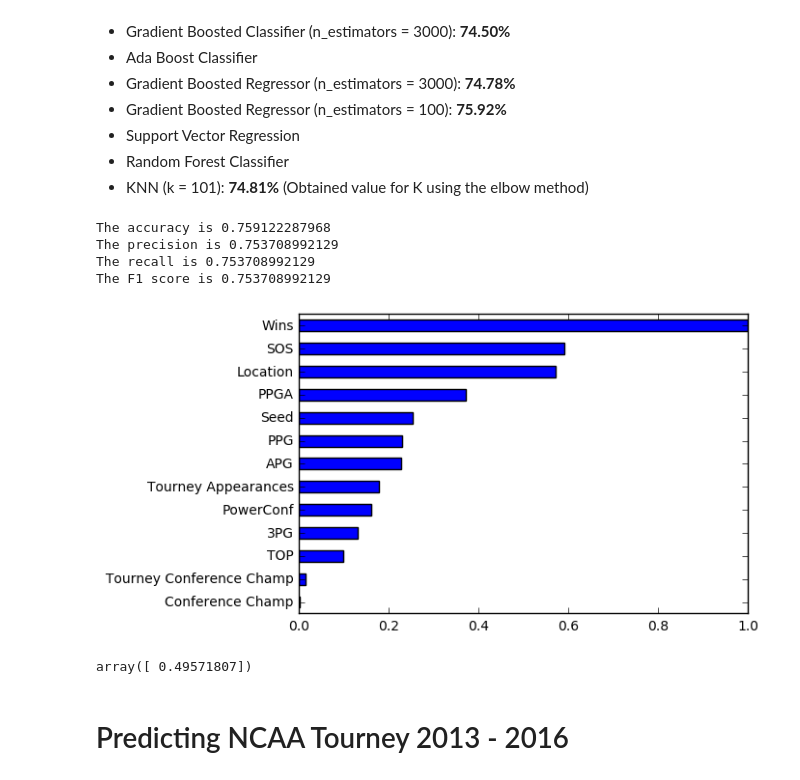
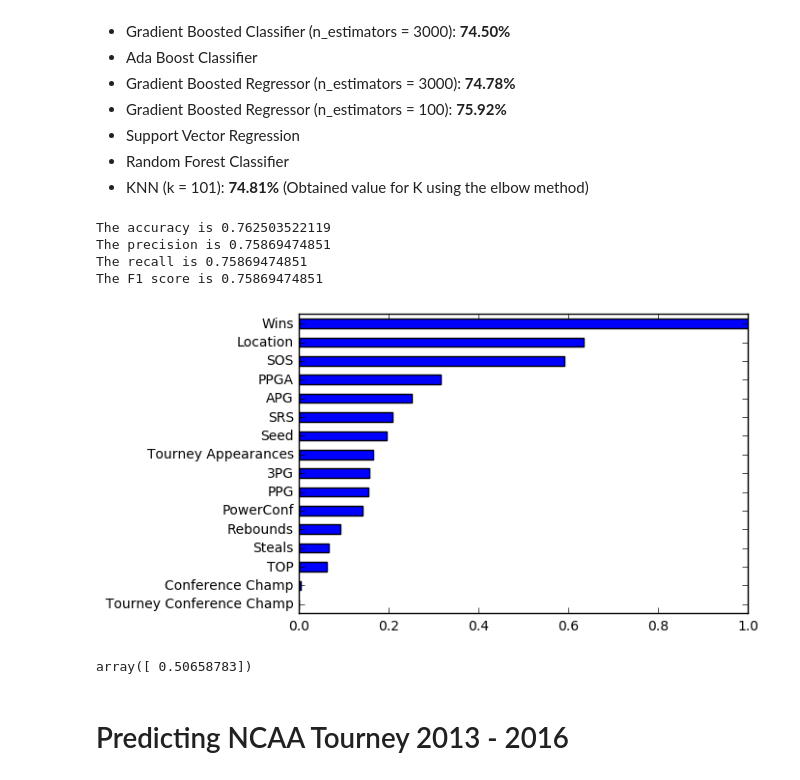
Before and after one commit to adeshpande3/March-Madness-2017, a Jupyter notebook: March Madness 2017.ipynb, the cells around one changed output. Cells and saved outputs as stored; diff of their text form; code cells hidden in the pictures.

Commit message:
added rebounds and steals

```diff
--- a/March Madness 2017.ipynb
+++ b/March Madness 2017.ipynb
@@ -344,6 +327,9 @@ def getSeasonData(team_id, year):
         totalTurnovers = 0
         totalAssists = 0
         sos = 0
+        totalRebounds = 0
+        srs = 0
+        totalSteals = 0
     else:
         total3sMade = team['X3P'].values[0]
         totalTurnovers = team['TOV'].values[0]
@@ -353,6 +339,13 @@ def getSeasonData(team_id, year):
         if (math.isnan(totalAssists)):
             totalAssists = 0
         sos = team['SOS'].values[0]
+        srs = team['SRS'].values[0]
+        totalRebounds = team['TRB'].values[0]
+        if (math.isnan(totalRebounds)):
+            totalRebounds = 0
+        totalSteals = team['STL'].values[0]
+        if (math.isnan(totalSteals)):
+            totalSteals = 0
 
     #Finding tournament seed for that year
     tourneyYear = tourney_seeds_pd[tourney_seeds_pd['Season'] == year]
@@ -374,17 +367,21 @@ def getSeasonData(team_id, year):
         avg3sMade = 0
         avgTurnovers = 0
         avgAssists = 0
+        avgRebounds = 0
+        avgSteals = 0
     else:
         avgPointsScored = totalPointsScored/numGames
         avgPointsAllowed = totalPointsAllowed/numGames
         avg3sMade = total3sMade/numGames
         avgTurnovers = totalTurnovers/numGames
         avgAssists = totalAssists/numGames
+        avgRebounds = totalRebounds/numGames
+        avgSteals = totalSteals/numGames
     #return [numWins, avgPointsScored, avgPointsAllowed, checkPower6Conference(team_id), avg3sMade, avg3sAllowed, avgTurnovers,
     #        tournamentSeed, getStrengthOfSchedule(team_id, year), getTourneyAppearances(team_id)]
     return [numWins, avgPointsScored, avgPointsAllowed, checkPower6Conference(team_id), avg3sMade, avgTurnovers, avgAssists,
            checkConferenceChamp(team_id, year), checkConferenceTourneyChamp(team_id, year), tournamentSeed,
-            sos, getTourneyAppearances(team_id)]
+            sos, srs, avgRebounds, avgSteals, getTourneyAppearances(team_id)]
 # %%
 kentucky_id = teams_pd[teams_pd['Team_Name'] == 'Kentucky'].values[0][0]
 getSeasonData(kentucky_id, 2015)
@@ -542,35 +542,35 @@ def showFeatureImportance(my_categories):
     fx_imp.plot(kind='barh')
 # %%
 categories=['Wins','PPG','PPGA','PowerConf','3PG','TOP', 'APG', 'Conference Champ', 'Tourney Conference Champ',
-            'Seed','SOS','Tourney Appearances','Location']
+            'Seed','SOS','SRS', 'Rebounds', 'Steals', 'Tourney Appearances','Location']
 accuracy=[]
 truePositives=[]
 trueLabelCounter=[]
 falseNegatives=[]
 for i in range(1):
     X_train, X_test, Y_train, Y_test = train_test_split(xTrain, yTrain)
     model.fit(X_train, Y_train)
     results = model.fit(X_train, Y_train)
     preds = model.predict(X_test)
     preds[preds < .5] = 0
     preds[preds >= .5] = 1
     #showDependency(preds, X_test, 'Wins', categories)
     #showDependency(preds, X_test, 'PPG', categories)
     #showDependency(preds, X_test, 'PPGA', categories)
     #showDependency(preds, X_test, 'SOS', categories)
     #showDependency(preds, X_test, 'Seed', categories)
     truePositives.append(findTPandFN(preds, Y_test)[0])
     falseNegatives.append(findTPandFN(preds, Y_test)[1])
     trueLabelCounter.append(collections.Counter(preds)[1.0]) #Should be true pos + false pos right???
     accuracy.append(np.mean(preds == Y_test))
 statistics(accuracy, truePositives, falseNegatives, trueLabelCounter)
 showFeatureImportance(categories)
 # %% [output]
-The accuracy is 0.759122287968
-The precision is 0.753708992129
-The recall is 0.753708992129
-The F1 score is 0.753708992129
+The accuracy is 0.762503522119
+The precision is 0.75869474851
+The recall is 0.75869474851
+The F1 score is 0.75869474851
-[figure, old version]
+[figure, new version]
 # %%
 def predictGame(team_1_vector, team_2_vector, home):
     diff = [a - b for a, b in zip(team_1_vector, team_2_vector)]
@@ -582,7 +582,7 @@ team1_vector = getSeasonData(teams_pd[teams_pd['Team_Name'] == 'Villanova'].valu
 team2_vector = getSeasonData(teams_pd[teams_pd['Team_Name'] == 'North Carolina'].values[0][0], 2016)
 predictGame(team1_vector, team2_vector, 0)
 # %% [output]
-array([ 0.49571807])
+array([ 0.50658783])
 # %% [markdown]
 # Predicting NCAA Tourney 2013 - 2016
 # %% [markdown]
```
Also changed, not shown: parts of 3 cells of this notebook, 1 other file.
